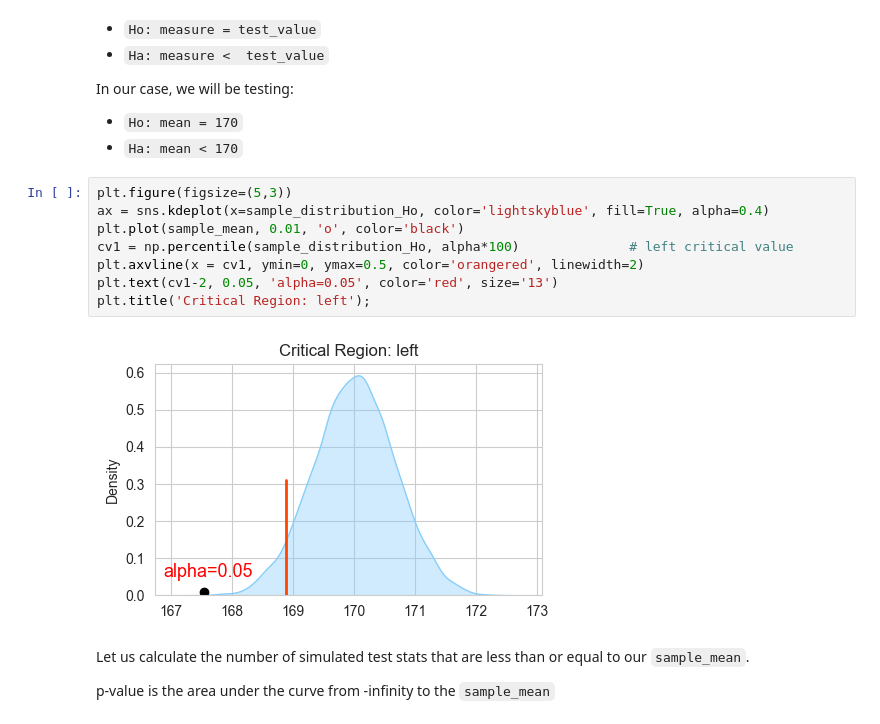
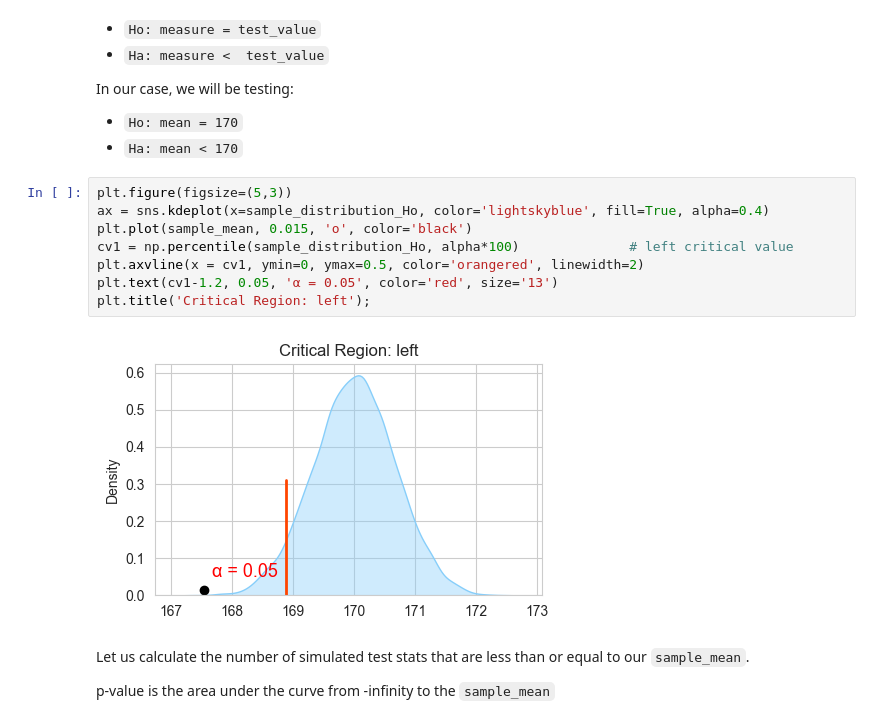
Before and after one commit to Goliath-Research/Computational-Statistics, a Jupyter notebook: 04-Inferential Statistics/05-Boot_One_Samp_Test.ipynb, the cells around one changed output. Drawn from its saved outputs; the diff is of its cells as text.

```diff
--- a/04-Inferential Statistics/05-Boot_One_Samp_Test.ipynb
+++ b/04-Inferential Statistics/05-Boot_One_Samp_Test.ipynb
@@ -175,13 +174,13 @@ In our case, we will be testing:
 # %%
 plt.figure(figsize=(5,3))
 ax = sns.kdeplot(x=sample_distribution_Ho, color='lightskyblue', fill=True, alpha=0.4)
-plt.plot(sample_mean, 0.01, 'o', color='black')
+plt.plot(sample_mean, 0.015, 'o', color='black')
 cv1 = np.percentile(sample_distribution_Ho, alpha*100)              # left critical value
 plt.axvline(x = cv1, ymin=0, ymax=0.5, color='orangered', linewidth=2)
-plt.text(cv1-2, 0.05, 'alpha=0.05', color='red', size='13')
+plt.text(cv1-1.2, 0.05, 'α = 0.05', color='red', size='13')
 plt.title('Critical Region: left');
 # %% [output]
-[figure, old version]
+[figure, new version]
 # %% [markdown]
 Let us calculate the number of simulated test stats that are less than or equal to our `sample_mean`.
 
```
Also changed, not shown: parts of 13 cells of this notebook.
